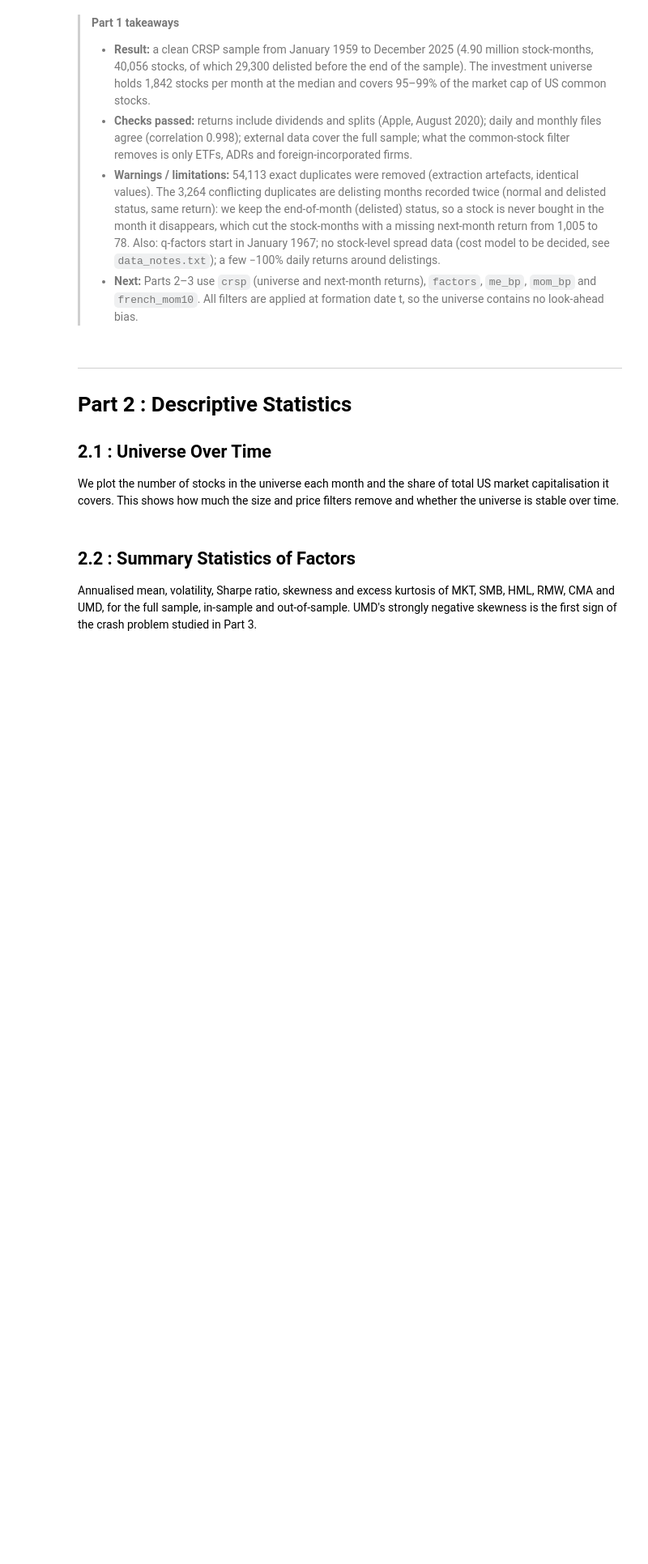
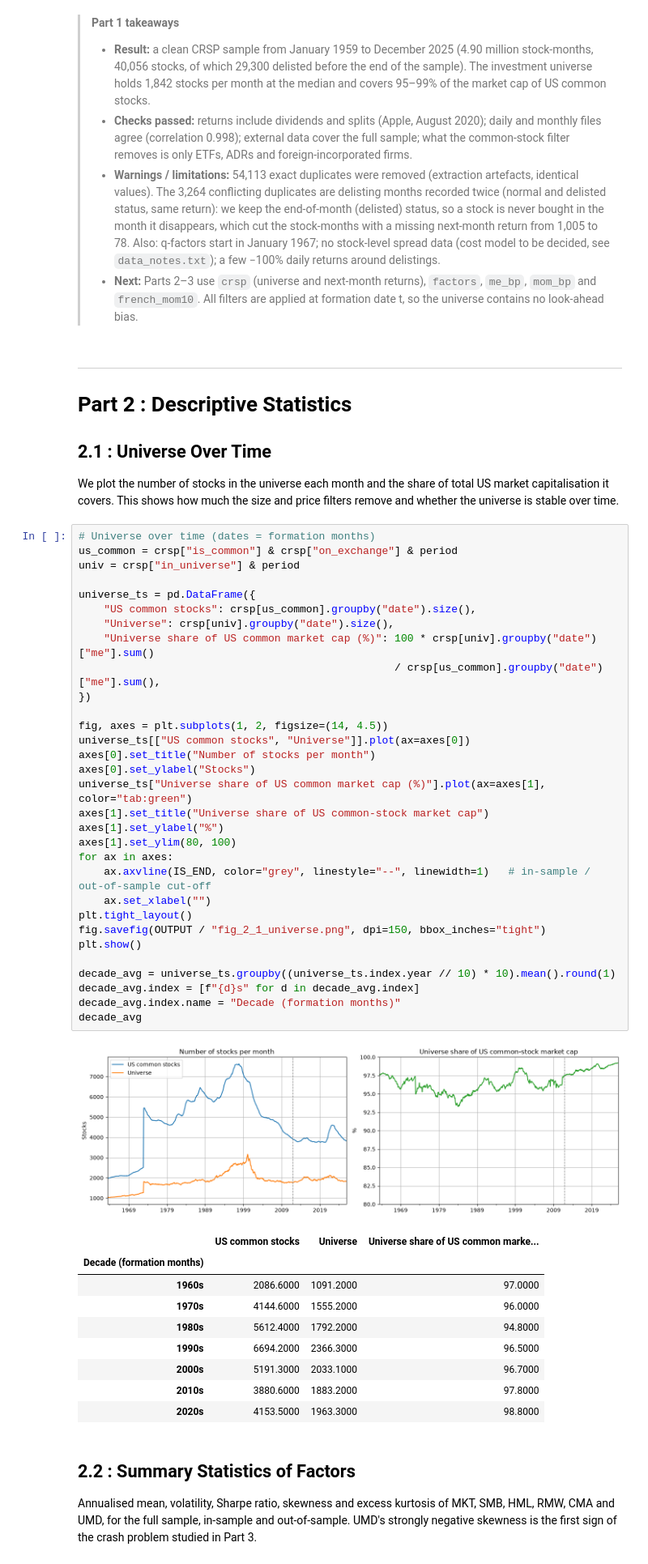
Before and after one commit to olol2/AppliedInvestments, a Jupyter notebook: Momentum_Robust_Notebook.ipynb, the cells around one changed output. Shown at 81% size. Drawn from its saved outputs; the diff is of its cells as text; blank space fills up the shorter version.

```diff
--- a/Momentum_Robust_Notebook.ipynb
+++ b/Momentum_Robust_Notebook.ipynb
@@ -716,6 +716,48 @@ The in-sample period covers 582 holding months (48.5 years) and the out-of-sampl
 ## 2.1 : Universe Over Time
 
 We plot the number of stocks in the universe each month and the share of total US market capitalisation it covers. This shows how much the size and price filters remove and whether the universe is stable over time.
+# %%
+# Universe over time (dates = formation months)
+us_common = crsp["is_common"] & crsp["on_exchange"] & period
+univ = crsp["in_universe"] & period
+
+universe_ts = pd.DataFrame({
+    "US common stocks": crsp[us_common].groupby("date").size(),
+    "Universe": crsp[univ].groupby("date").size(),
+    "Universe share of US common market cap (%)": 100 * crsp[univ].groupby("date")["me"].sum()
+                                                  / crsp[us_common].groupby("date")["me"].sum(),
+})
+
+fig, axes = plt.subplots(1, 2, figsize=(14, 4.5))
+universe_ts[["US common stocks", "Universe"]].plot(ax=axes[0])
+axes[0].set_title("Number of stocks per month")
+axes[0].set_ylabel("Stocks")
+universe_ts["Universe share of US common market cap (%)"].plot(ax=axes[1], color="tab:green")
+axes[1].set_title("Universe share of US common-stock market cap")
+axes[1].set_ylabel("%")
+axes[1].set_ylim(80, 100)
+for ax in axes:
+    ax.axvline(IS_END, color="grey", linestyle="--", linewidth=1)   # in-sample / out-of-sample cut-off
+    ax.set_xlabel("")
+plt.tight_layout()
+fig.savefig(OUTPUT / "fig_2_1_universe.png", dpi=150, bbox_inches="tight")
+plt.show()
+
+decade_avg = universe_ts.groupby((universe_ts.index.year // 10) * 10).mean().round(1)
+decade_avg.index = [f"{d}s" for d in decade_avg.index]
+decade_avg.index.name = "Decade (formation months)"
+decade_avg
+# %% [output]
+[figure, added]
+|  | US common stocks | Universe | Universe share of US common marke... |
+| Decade (formation months) |  |  |  |
+| 1960s | 2086.6000 | 1091.2000 | 97.0000 |
+| 1970s | 4144.6000 | 1555.2000 | 96.0000 |
+| 1980s | 5612.4000 | 1792.2000 | 94.8000 |
+| 1990s | 6694.2000 | 2366.3000 | 96.5000 |
+| 2000s | 5191.3000 | 2033.1000 | 96.7000 |
+| 2010s | 3880.6000 | 1883.2000 | 97.8000 |
+| 2020s | 4153.5000 | 1963.3000 | 98.8000 |
 # %% [markdown]
 ## 2.2 : Summary Statistics of Factors
 
```
Also changed, not shown: parts of 6 cells of this notebook, 1 other file.
